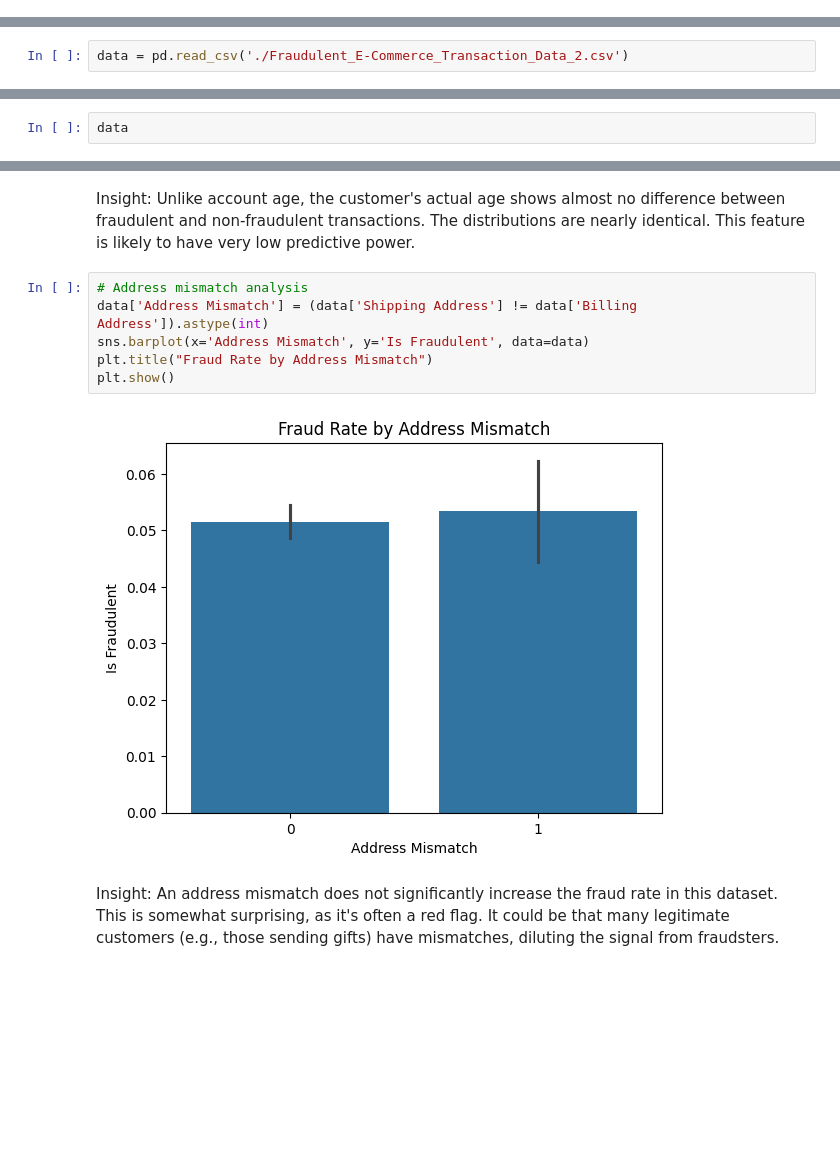
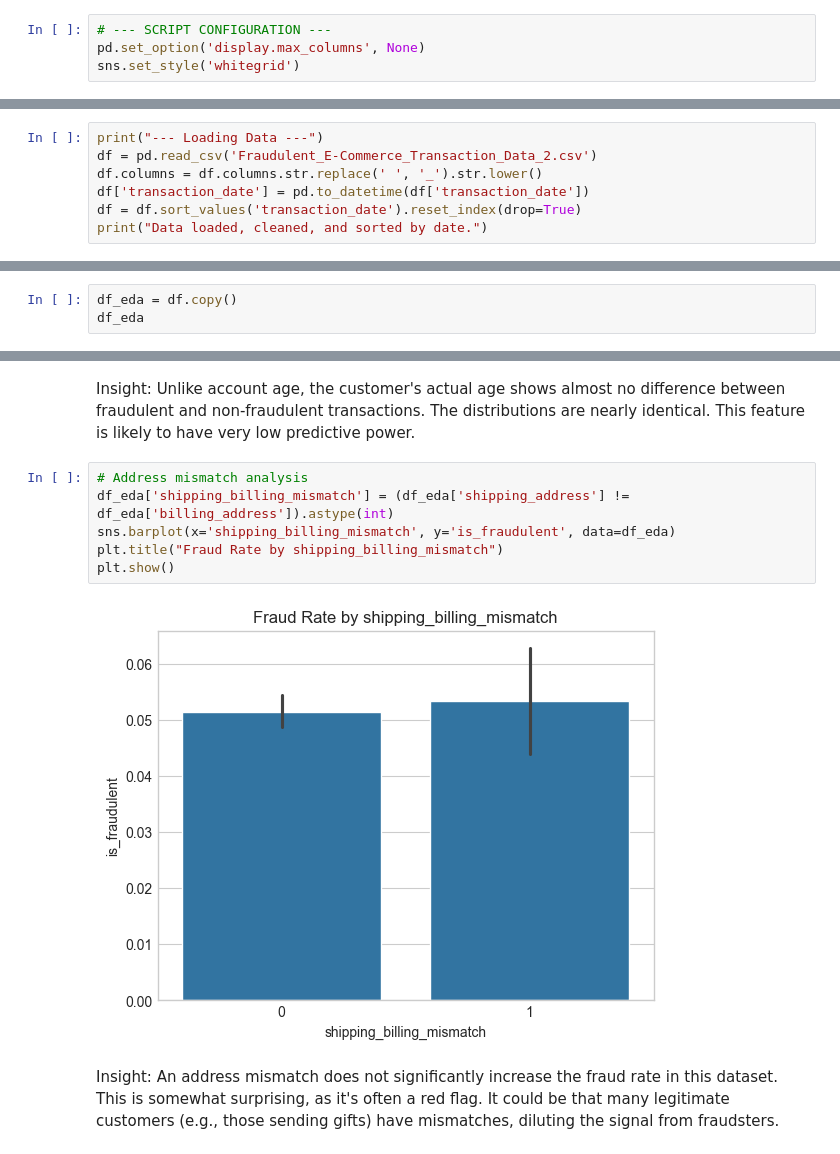
Before and after one commit to briannoelkesuma/BT4012-Group-15-Ecommerce-Fraud, a Jupyter notebook: notebook.ipynb, the cells around one changed output, grey strips where cells are left out. Saved outputs shown, nothing was run; the diff lists cells and outputs as text; blank space fills up the shorter version.

```diff
--- a/notebook.ipynb
+++ b/notebook.ipynb
@@ -31,4 +50,13 @@ The autoreload extension is already loaded. To reload it, use:
+# %%
+# --- SCRIPT CONFIGURATION ---
+pd.set_option('display.max_columns', None)
+sns.set_style('whitegrid')
 # %% [markdown]
 # Loading Data
 # %%
-data = pd.read_csv('./Fraudulent_E-Commerce_Transaction_Data_2.csv')
+print("--- Loading Data ---")
+df = pd.read_csv('Fraudulent_E-Commerce_Transaction_Data_2.csv')
+df.columns = df.columns.str.replace(' ', '_').str.lower()
+df['transaction_date'] = pd.to_datetime(df['transaction_date'])
+df = df.sort_values('transaction_date').reset_index(drop=True)
+print("Data loaded, cleaned, and sorted by date.")
@@ -35,5 +66,6 @@ data = pd.read_csv('./Fraudulent_E-Commerce_Transaction_Data_2.csv')
 # %% [markdown]
 # Displaying Data
 # %%
-data
+df_eda = df.copy()
+df_eda
 # %% [output]
@@ -351,11 +387,11 @@ plt.show()
 Insight: Unlike account age, the customer's actual age shows almost no difference between fraudulent and non-fraudulent transactions. The distributions are nearly identical. This feature is likely to have very low predictive power.
 # %%
 # Address mismatch analysis
-data['Address Mismatch'] = (data['Shipping Address'] != data['Billing Address']).astype(int)
-sns.barplot(x='Address Mismatch', y='Is Fraudulent', data=data)
-plt.title("Fraud Rate by Address Mismatch")
+df_eda['shipping_billing_mismatch'] = (df_eda['shipping_address'] != df_eda['billing_address']).astype(int)
+sns.barplot(x='shipping_billing_mismatch', y='is_fraudulent', data=df_eda)
+plt.title("Fraud Rate by shipping_billing_mismatch")
 plt.show()
 # %% [output]
-[figure, old version]
+[figure, new version]
 # %% [markdown]
 Insight: An address mismatch does not significantly increase the fraud rate in this dataset. This is somewhat surprising, as it's often a red flag. It could be that many legitimate customers (e.g., those sending gifts) have mismatches, diluting the signal from fraudsters.
```
Also changed, not shown: parts of 63 cells of this notebook.
